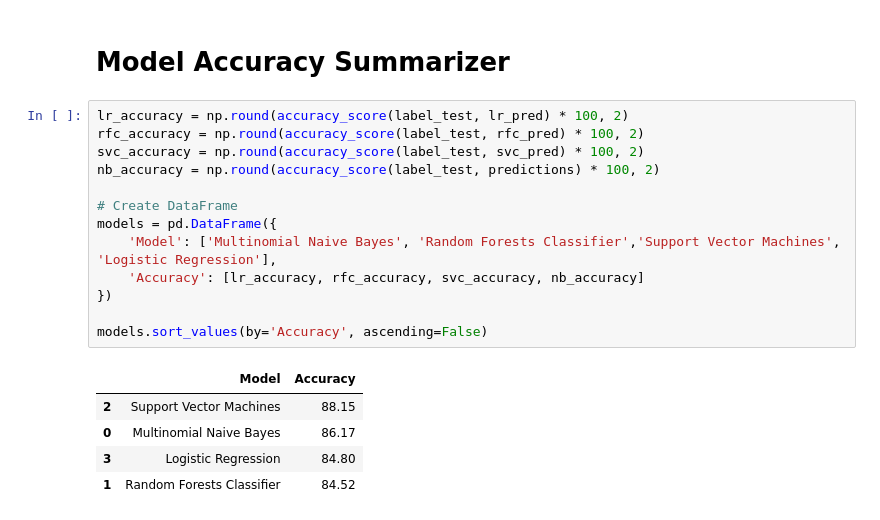
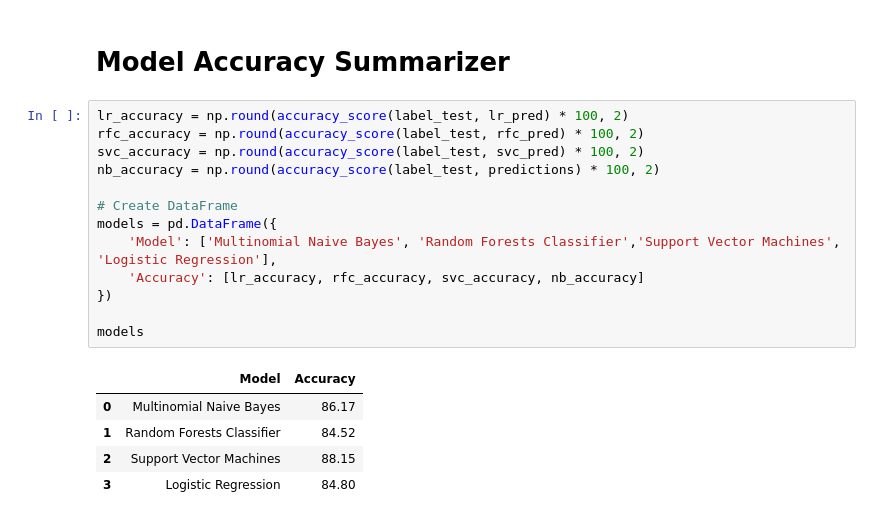
Before and after one commit to JJLee2910/Text-Sentiment-Analysis-Assignment, a Jupyter notebook: Part B.ipynb, the cells around one changed output. Saved outputs shown, nothing was run; the diff lists cells and outputs as text.

Commit message:
updated model building using 4 algorithms

```diff
--- a/Part B.ipynb
+++ b/Part B.ipynb
@@ -599,19 +599,19 @@ Logistic Regression Prediction Accuracy: 86.17%
 # %%
 lr_accuracy = np.round(accuracy_score(label_test, lr_pred) * 100, 2)
 rfc_accuracy = np.round(accuracy_score(label_test, rfc_pred) * 100, 2)
 svc_accuracy = np.round(accuracy_score(label_test, svc_pred) * 100, 2)
 nb_accuracy = np.round(accuracy_score(label_test, predictions) * 100, 2)
 
 # Create DataFrame
 models = pd.DataFrame({
     'Model': ['Multinomial Naive Bayes', 'Random Forests Classifier','Support Vector Machines', 'Logistic Regression'],
     'Accuracy': [lr_accuracy, rfc_accuracy, svc_accuracy, nb_accuracy]
 })
 
-models.sort_values(by='Accuracy', ascending=False)
+models
 # %% [output]
 |  | Model | Accuracy |
+| 0 | Multinomial Naive Bayes | 86.17 |
+| 1 | Random Forests Classifier | 84.52 |
 | 2 | Support Vector Machines | 88.15 |
-| 0 | Multinomial Naive Bayes | 86.17 |
 | 3 | Logistic Regression | 84.80 |
-| 1 | Random Forests Classifier | 84.52 |
```
